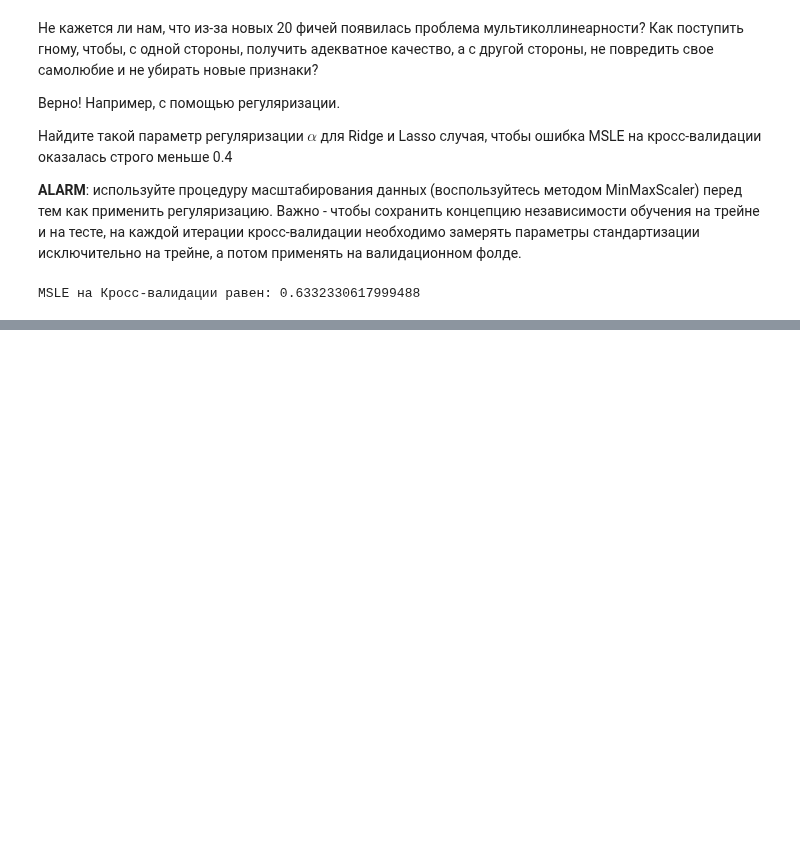
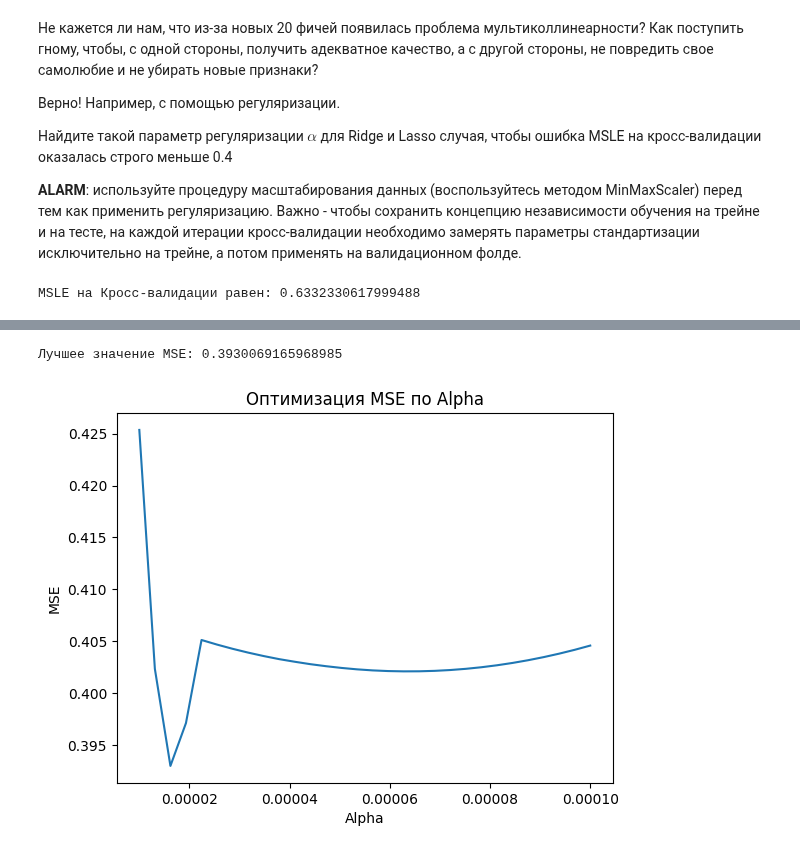
Before and after one commit to Alexey3250/Start_ML, a Jupyter notebook: Machine_learning/6_regularization/HW_6.ipynb, the cells around one changed output, grey strips where cells are left out. Drawn from its saved outputs; the diff is of its cells as text; code cells hidden in the pictures; blank space fills up the shorter version.

```diff
--- a/Machine_learning/6_regularization/HW_6.ipynb
+++ b/Machine_learning/6_regularization/HW_6.ipynb
@@ -213,0 +344,39 @@ MSLE на Кросс-валидации равен: 0.6332330617999488
+# %%
+# Создаем объект модели Lasso и задаем максимальное число итераций
+model_lasso = Lasso(max_iter=100000)
+
+steps_2 = [('scaler', scaler), ('lasso', model_lasso)]
+pipeline_2 = Pipeline(steps_2)
+
+alpha_range = np.linspace(0.0001, 0.00001, 30)
+
+parameters_2 = {'lasso__alpha': alpha_range}
+
+grid_2 = GridSearchCV(pipeline_2, param_grid=parameters_2, scoring='neg_mean_squared_error', cv=selector)
+grid_2.fit(X_train, Y_train)
+
+# Выводим лучшее значение MSE
+print(f"Лучшее значение MSE: {-grid_2.best_score_}")
+# %% [output]
+Лучшее значение MSE: 0.3930069165968985
+# %%
+# Создаем массивы alpha и negative_mse из результатов GridSearchCV
+negative_mse = -grid_2.cv_results_['mean_test_score']
+
+alpha = alpha_range
+
+# Создаем объекты для рисования графика
+fig, ax = plt.subplots()
+
+# Рисуем график значений negative_mse от alpha
+ax.plot(alpha, negative_mse)
+
+# Задаем подписи для осей и заголовок
+ax.set_xlabel('Alpha')
+ax.set_ylabel('MSE')
+ax.set_title('Оптимизация MSE по Alpha')
+
+# Отображаем график
+plt.show()
+# %% [output]
+[figure, added]
```
Also changed, not shown: parts of 19 cells of this notebook.
